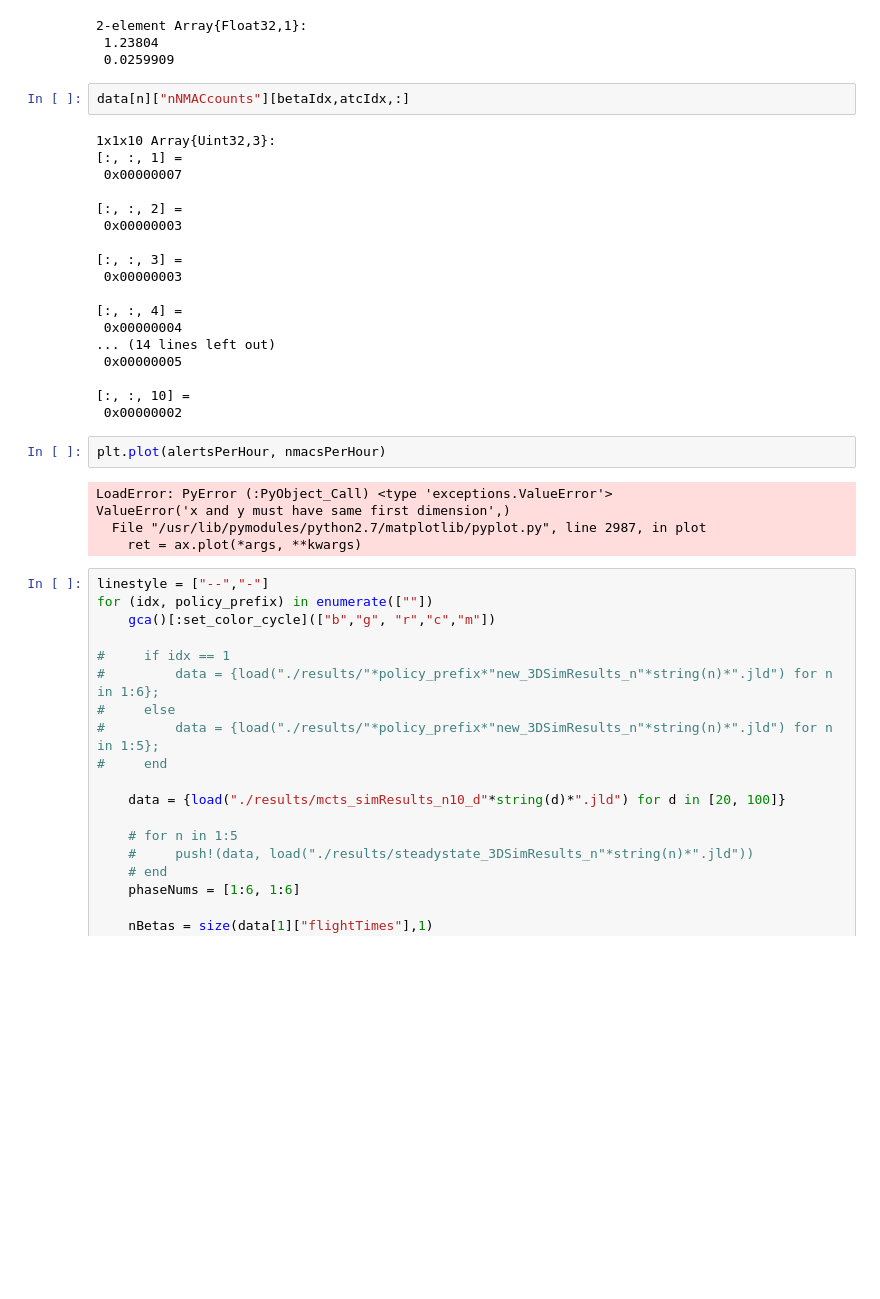
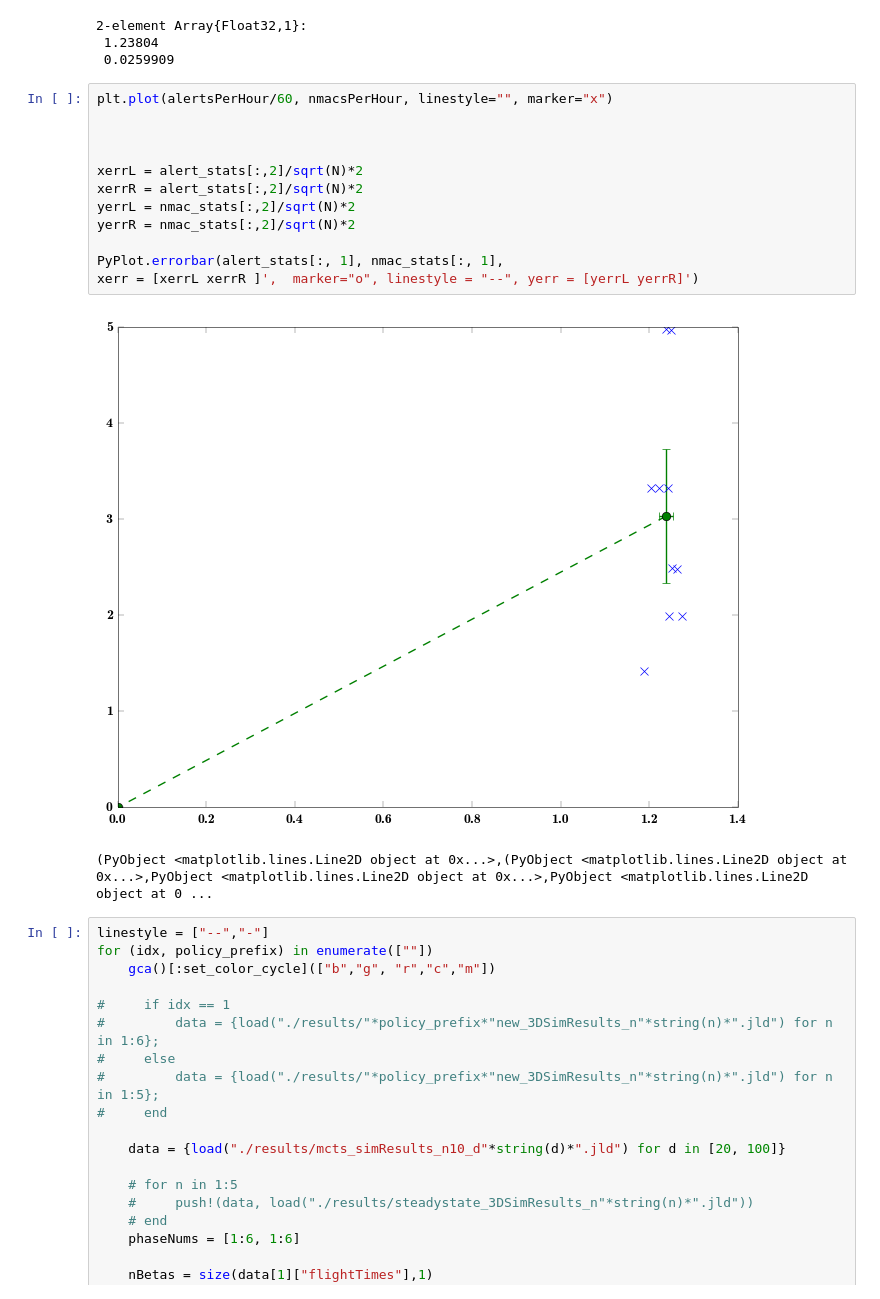
Before and after one commit to sisl/autoATC, a Jupyter notebook: CDC_3Dresults.ipynb, the cells around one changed output. Saved outputs shown, nothing was run; the diff lists cells and outputs as text; blank space fills up the shorter version.

```diff
--- a/CDC_3Dresults.ipynb
+++ b/CDC_3Dresults.ipynb
@@ -61,33 +61,21 @@ alert_stats[b,:] = [mean_and_std(alertsPerHour/60)...]
 2-element Array{Float32,1}:
  1.23804
  0.0259909
-# %%
-data[n]["nNMACcounts"][betaIdx,atcIdx,:]
-# %% [output]
-1x1x10 Array{Uint32,3}:
-[:, :, 1] =
- 0x00000007
-
-[:, :, 2] =
- 0x00000003
-
-[:, :, 3] =
- 0x00000003
-
-[:, :, 4] =
- 0x00000004
-... (14 lines left out)
- 0x00000005
-
-[:, :, 10] =
- 0x00000002
-# %%
-plt.plot(alertsPerHour, nmacsPerHour)
-# %% [output]
-LoadError: PyError (:PyObject_Call) <type 'exceptions.ValueError'>
-ValueError('x and y must have same first dimension',)
-  File "/usr/lib/pymodules/python2.7/matplotlib/pyplot.py", line 2987, in plot
-    ret = ax.plot(*args, **kwargs)
+# %%
+plt.plot(alertsPerHour/60, nmacsPerHour, linestyle="", marker="x")
+
+
+
+xerrL = alert_stats[:,2]/sqrt(N)*2
+xerrR = alert_stats[:,2]/sqrt(N)*2
+yerrL = nmac_stats[:,2]/sqrt(N)*2
+yerrR = nmac_stats[:,2]/sqrt(N)*2
+
+PyPlot.errorbar(alert_stats[:, 1], nmac_stats[:, 1],
+xerr = [xerrL xerrR ]',  marker="o", linestyle = "--", yerr = [yerrL yerrR]')
+# %% [output]
+[figure, added]
+(PyObject <matplotlib.lines.Line2D object at 0x...>,(PyObject <matplotlib.lines.Line2D object at 0x...>,PyObject <matplotlib.lines.Line2D object at 0x...>,PyObject <matplotlib.lines.Line2D object at 0 ...
 # %%
 linestyle = ["--","-"]
 for (idx, policy_prefix) in enumerate([""])
```
Also changed, not shown: parts of 1 cell of this notebook, 3 other files.
